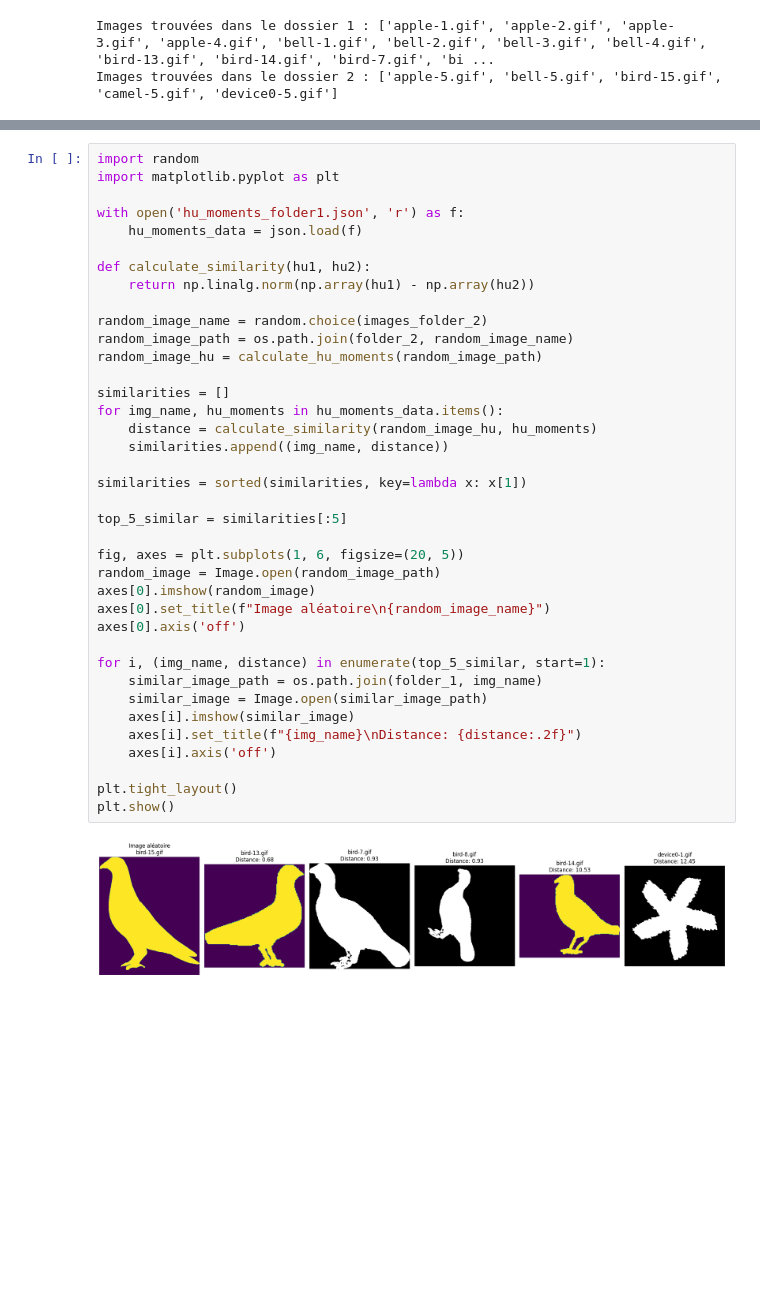
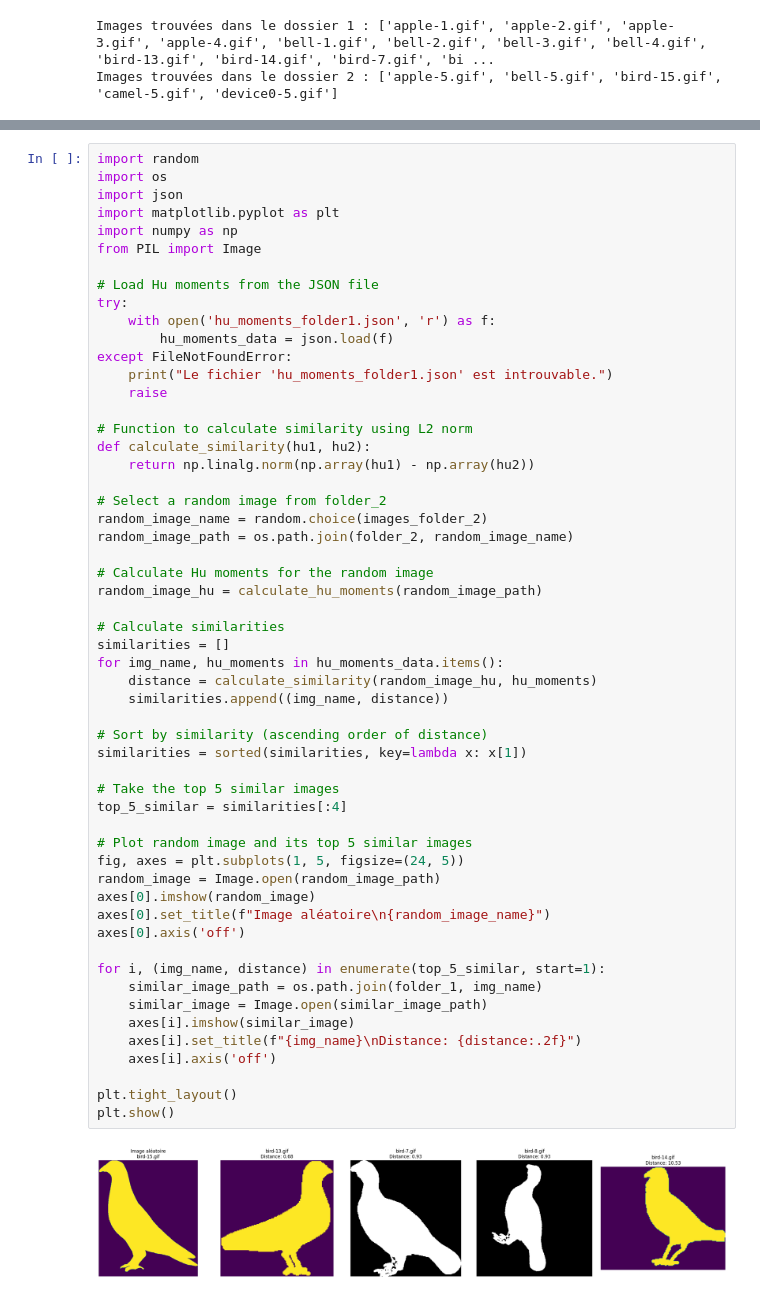
Before and after one commit to mohammed-stalin/multimedia-mining-indexing, a Jupyter notebook: lab5/code.ipynb, the cells around one changed output, grey strips where cells are left out. Cells and saved outputs as stored; diff of their text form; blank space fills up the shorter version.

```diff
--- a/lab5/code.ipynb
+++ b/lab5/code.ipynb
@@ -64,41 +65,58 @@ print(f"Les moments de Hu ont été sauvegardés dans '{output_file}'.")
 Les moments de Hu ont été sauvegardés dans 'hu_moments_folder1.json'.
 # %%
 import random
+import os
+import json
 import matplotlib.pyplot as plt
+import numpy as np
+from PIL import Image
 
-with open('hu_moments_folder1.json', 'r') as f:
-    hu_moments_data = json.load(f)
+# Load Hu moments from the JSON file
+try:
+    with open('hu_moments_folder1.json', 'r') as f:
+        hu_moments_data = json.load(f)
+except FileNotFoundError:
+    print("Le fichier 'hu_moments_folder1.json' est introuvable.")
+    raise
 
+# Function to calculate similarity using L2 norm
 def calculate_similarity(hu1, hu2):
     return np.linalg.norm(np.array(hu1) - np.array(hu2))
 
+# Select a random image from folder_2
 random_image_name = random.choice(images_folder_2)
 random_image_path = os.path.join(folder_2, random_image_name)
+
+# Calculate Hu moments for the random image
 random_image_hu = calculate_hu_moments(random_image_path)
 
+# Calculate similarities
 similarities = []
 for img_name, hu_moments in hu_moments_data.items():
     distance = calculate_similarity(random_image_hu, hu_moments)
     similarities.append((img_name, distance))
 
+# Sort by similarity (ascending order of distance)
 similarities = sorted(similarities, key=lambda x: x[1])
 
-top_5_similar = similarities[:5]
+# Take the top 5 similar images
+top_5_similar = similarities[:4]
 
-fig, axes = plt.subplots(1, 6, figsize=(20, 5))
+# Plot random image and its top 5 similar images
+fig, axes = plt.subplots(1, 5, figsize=(24, 5))
 random_image = Image.open(random_image_path)
 axes[0].imshow(random_image)
 axes[0].set_title(f"Image aléatoire\n{random_image_name}")
 axes[0].axis('off')
 
 for i, (img_name, distance) in enumerate(top_5_similar, start=1):
     similar_image_path = os.path.join(folder_1, img_name)
     similar_image = Image.open(similar_image_path)
     axes[i].imshow(similar_image)
     axes[i].set_title(f"{img_name}\nDistance: {distance:.2f}")
     axes[i].axis('off')
 
 plt.tight_layout()
 plt.show()
 # %% [output]
-[figure, old version]
+[figure, new version]
```
Also changed, not shown: parts of 1 cell of this notebook.
